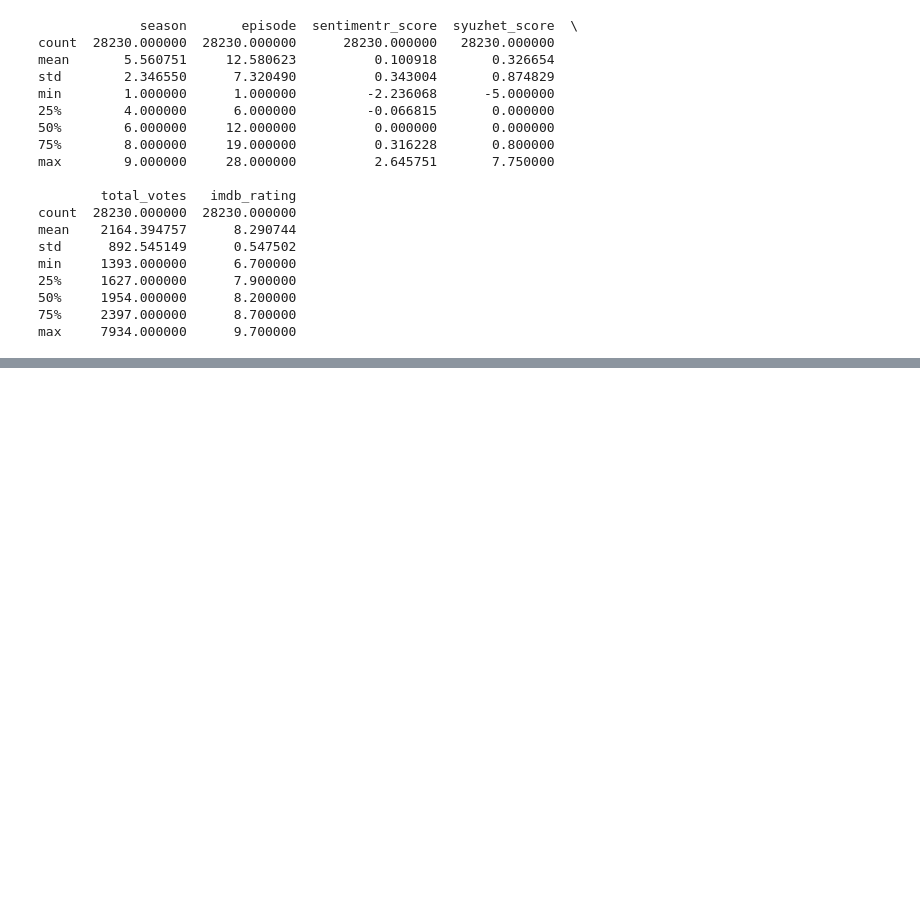
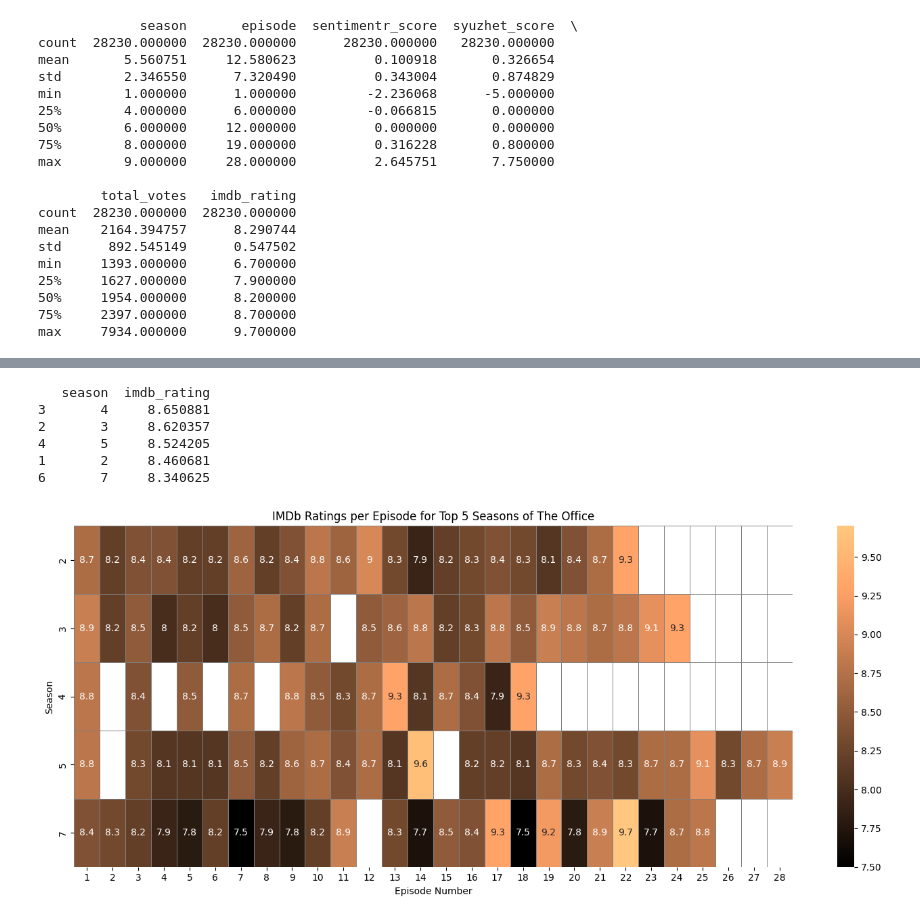
Before and after one commit to Markl900/my-notebooks, a Jupyter notebook: Copy_of_PROJECT.ipynb, the cells around one changed output, grey strips where cells are left out. Cells and saved outputs as stored; diff of their text form; code cells hidden in the pictures; blank space fills up the shorter version.

```diff
--- a/Copy_of_PROJECT.ipynb
+++ b/Copy_of_PROJECT.ipynb
@@ -120,0 +162,41 @@ max     7934.000000      9.700000
+# %%
+
+# group by season and calculate the average IMDb rating
+season_ratings = df.groupby("season")["imdb_rating"].mean().reset_index()
+
+# this below gets top 5
+top_5_seasons = season_ratings.sort_values(by="imdb_rating", ascending=False).head(5)
+
+#show results
+print(top_5_seasons)
+# %% [output]
+   season  imdb_rating
+3       4     8.650881
+2       3     8.620357
+4       5     8.524205
+1       2     8.460681
+6       7     8.340625
+# %%
+office_df
+
+top_episodes_agg = top_episodes.groupby(["season", "episode"])["imdb_rating"].mean().reset_index()
+
+top_episodes_agg = top_episodes_agg.sort_values(by=["season", "episode"])
+
+heatmap_data = top_episodes_agg.pivot(index="season", columns="episode", values="imdb_rating")
+
+plt.figure(figsize=(14, 6))
+sns.heatmap(
+    heatmap_data,
+    annot=True,
+    cmap="copper",
+    linewidths=0.5,
+    linecolor='gray'
+)
+plt.title("IMDb Ratings per Episode for Top 5 Seasons of The Office")
+plt.xlabel("Episode Number")
+plt.ylabel("Season")
+plt.tight_layout()
+plt.show()
+# %% [output]
+[figure, added]
```
Also changed, not shown: parts of 11 cells of this notebook.
